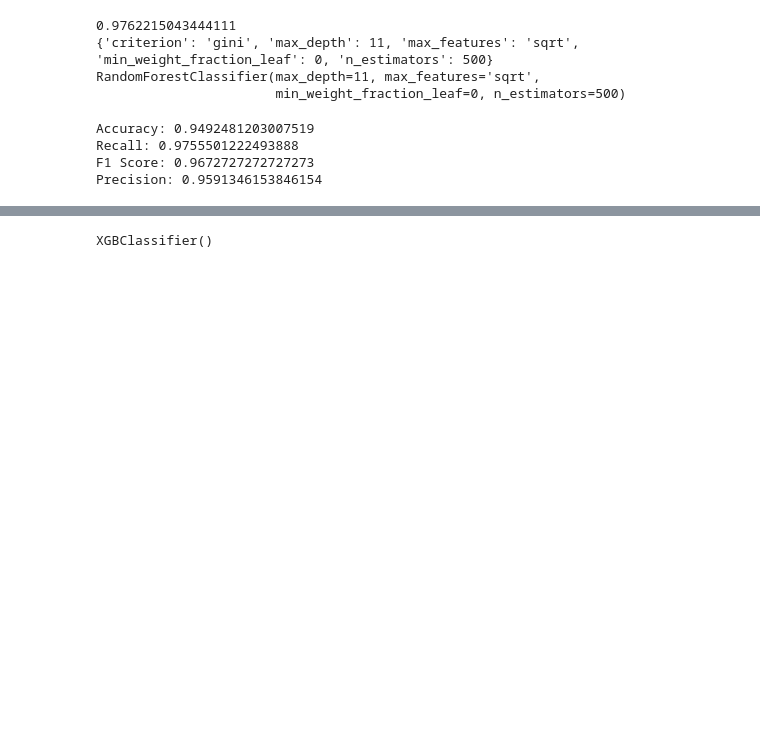
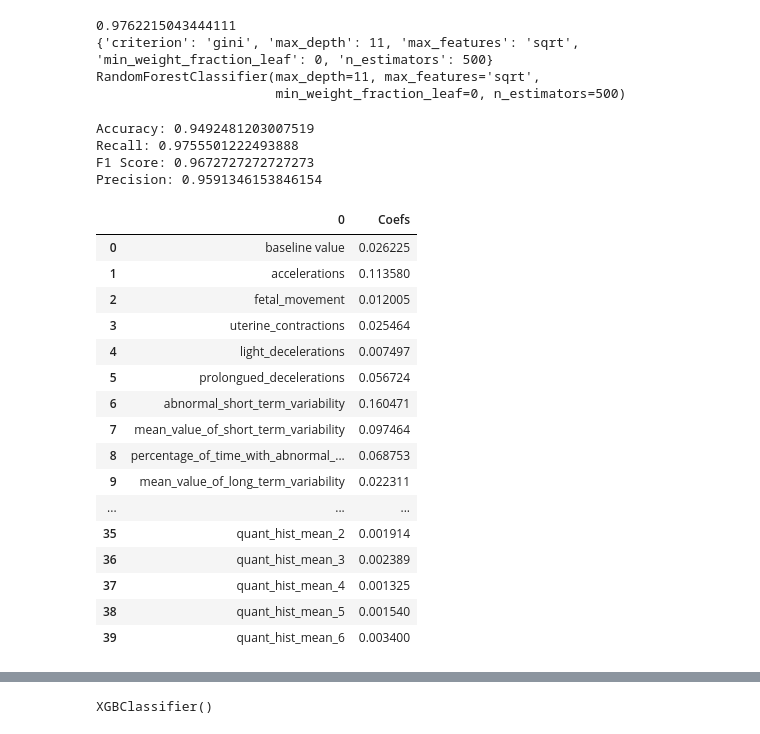
Before and after one commit to Jacobheyman702/Predicting-Fetal-Risk-Using-Cardiotocographic-Data, a Jupyter notebook: experimental_feature_Modeling.ipynb, the cells around one changed output, grey strips where cells are left out. Drawn from its saved outputs; the diff is of its cells as text; code cells hidden in the pictures; blank space fills up the shorter version.

```diff
--- a/experimental_feature_Modeling.ipynb
+++ b/experimental_feature_Modeling.ipynb
@@ -223,0 +314,5 @@ y_pred = tree.predict(X_test)
+# %%
+#Random Forest classifier using 50 estimators and a max depth of 3 using SMOTE dataset
+smrfc = RandomForestClassifier(random_state =1, n_estimators= 50, max_depth = 3, n_jobs =-1,verbose=1)
+smrfc.fit(smX_train,smy_train)
+y_pred = smrfc.predict(X_test)
@@ -395,6 +422,25 @@ Precision: 0.9591346153846154
 # %%
 coef_table = pd.DataFrame(list(X_train.columns)).copy()
 coef_table.insert(len(coef_table.columns),"Coefs",grid_tree.best_estimator_.feature_importances_.transpose())
+coef_table
+# %% [output]
+|  | 0 | Coefs |
+| 0 | baseline value | 0.026225 |
+| 1 | accelerations | 0.113580 |
+| 2 | fetal_movement | 0.012005 |
+| 3 | uterine_contractions | 0.025464 |
+| 4 | light_decelerations | 0.007497 |
+| 5 | prolongued_decelerations | 0.056724 |
+| 6 | abnormal_short_term_variability | 0.160471 |
+| 7 | mean_value_of_short_term_variability | 0.097464 |
+| 8 | percentage_of_time_with_abnormal_... | 0.068753 |
+| 9 | mean_value_of_long_term_variability | 0.022311 |
+| ... | ... | ... |
+| 35 | quant_hist_mean_2 | 0.001914 |
+| 36 | quant_hist_mean_3 | 0.002389 |
+| 37 | quant_hist_mean_4 | 0.001325 |
+| 38 | quant_hist_mean_5 | 0.001540 |
+| 39 | quant_hist_mean_6 | 0.003400 |
 # %%
 coef_table.columns = ['features','grid_search_importance']
 del coef_table['features']
```
Also changed, not shown: parts of 27 cells of this notebook.
